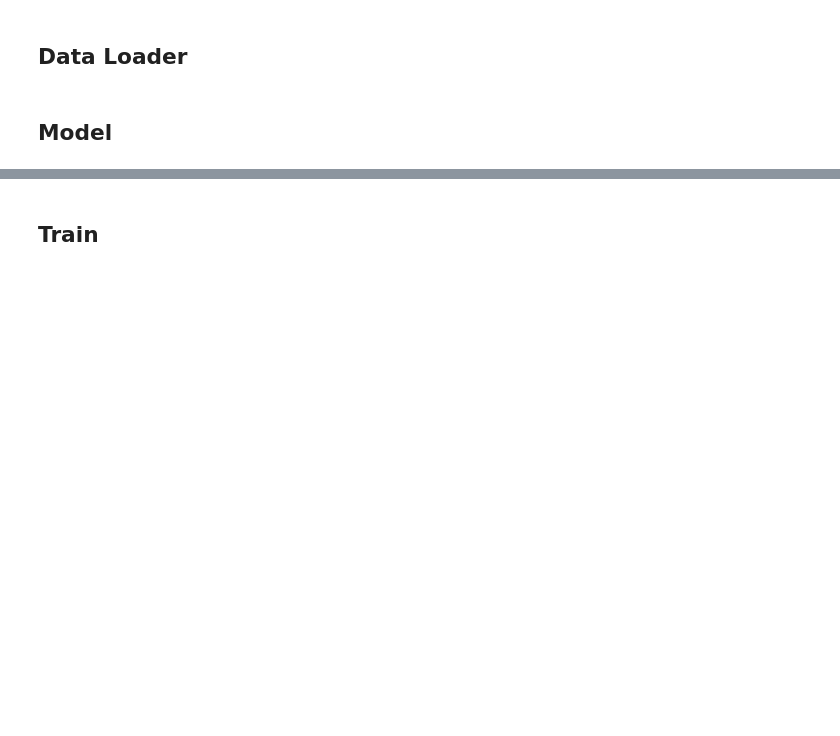
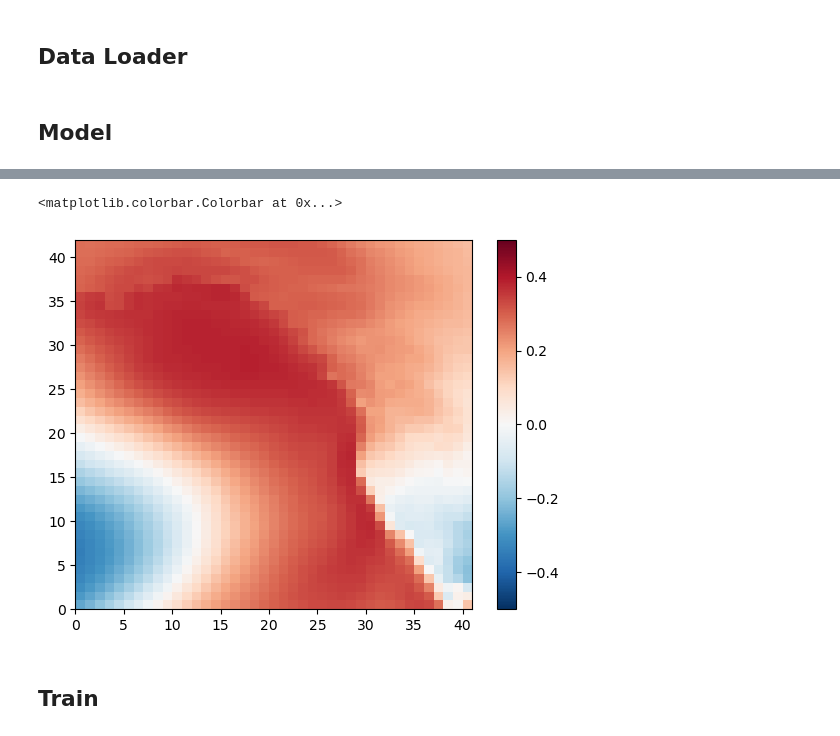
Before and after one commit to WillyChap/ViT_XAI, a Jupyter notebook: Models/LRP_ENSO.ipynb, the cells around one changed output, grey strips where cells are left out. Cells and saved outputs as stored; diff of their text form; code cells hidden in the pictures; blank space fills up the shorter version.

```diff
--- a/Models/LRP_ENSO.ipynb
+++ b/Models/LRP_ENSO.ipynb
@@ -192,3 +209,14 @@ val_loader = DataLoader(val_dataset, batch_size=batch_size, shuffle=False)
+# %%
+corrs = np.zeros(shape=(42,41))
+for ilat in np.arange(0,len(y_train_anom['TREHT'].lat)):
+    for ilon in np.arange(0,len(y_train_anom['TREHT'].lon)):
+        corrs[ilat,ilon] = np.corrcoef(enso,y_train_anom['TREHT'][:, ilat, ilon])[0,1]
+# %%
+plt.pcolormesh(corrs,cmap='RdBu_r',vmin=-.5,vmax=.5)
+plt.colorbar()
+# %% [output]
+<matplotlib.colorbar.Colorbar at 0x...>
+[figure, added]
 # %% [markdown]
 ## Train
 # %%
```
Also changed, not shown: parts of 12 cells of this notebook.
